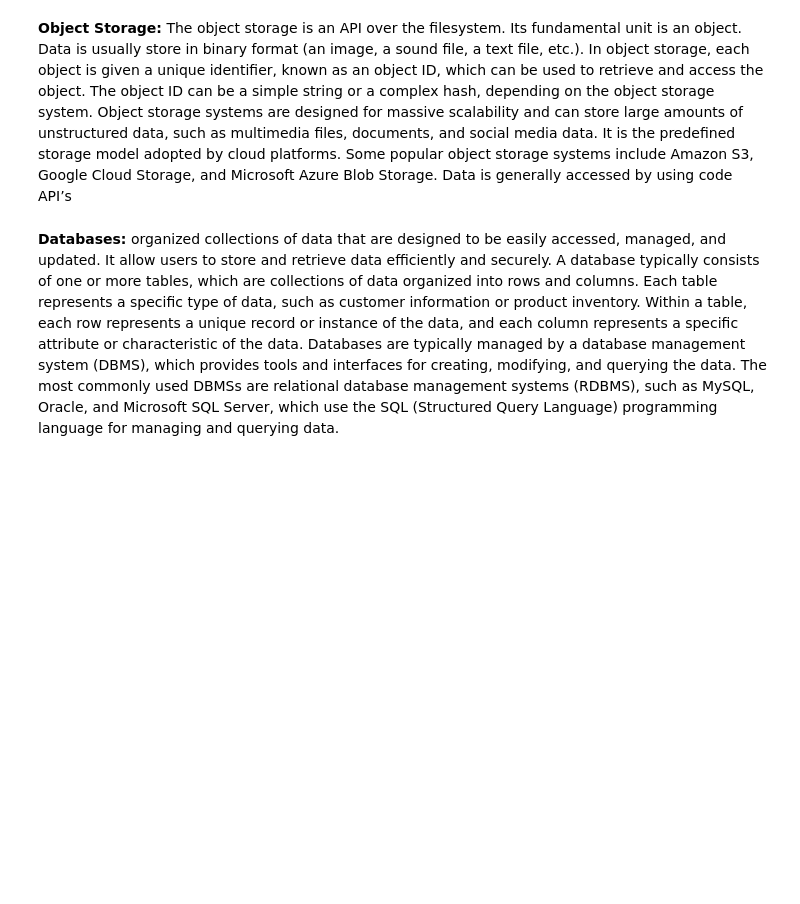
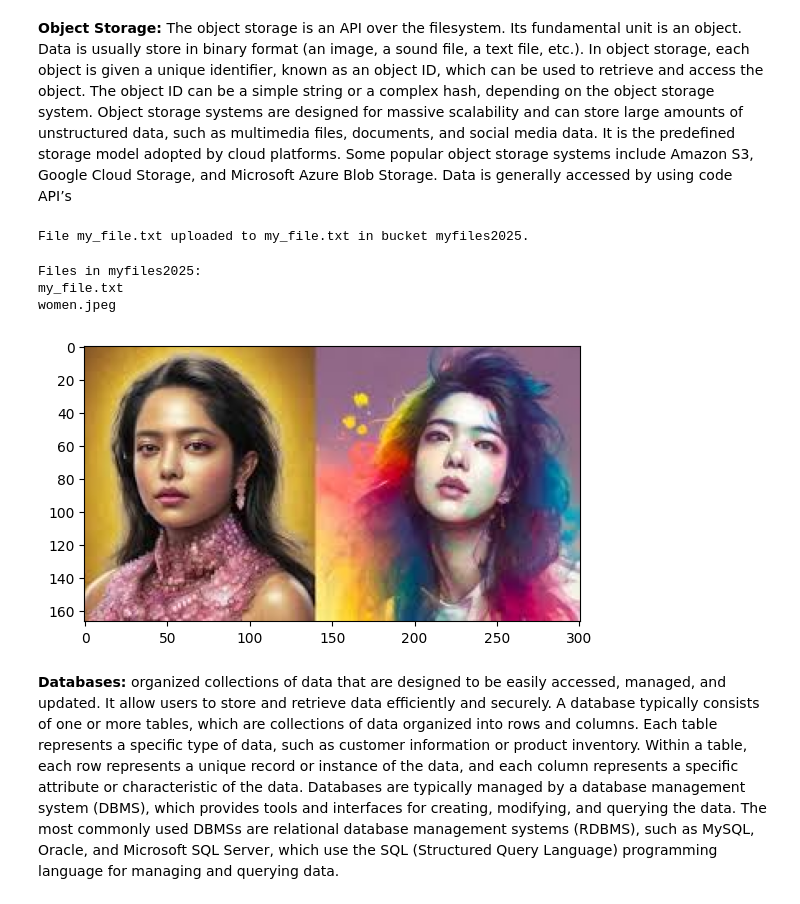
Before and after one commit to haruiz/fullstack-ai-course, a Jupyter notebook: data-managment/data_managment.ipynb, the cells around one changed output. Saved outputs shown, nothing was run; the diff lists cells and outputs as text; code cells hidden in the pictures; blank space fills up the shorter version.

```diff
--- a/data-managment/data_managment.ipynb
+++ b/data-managment/data_managment.ipynb
@@ -669,0 +687,3 @@ BUCKET_NAME = "uao-coure-images"
+# %%
+PROJECT_NAME = "build-with-ai-project"
+BUCKET_NAME = "myfiles2025"
@@ -706,6 +729,7 @@ def list_files_in_bucket(bucket_name, credentials=None):
         print(file.name)
 # %%
 # credentials = service_account.Credentials.from_service_account_file("service-account.json")
-#
-# for file_path in Path("").glob("*.txt"):
-#     upload_file_to_bucket(BUCKET_NAME, file_path, file_path.name, credentials=credentials)
+for file_path in Path(".").glob("*.txt"):
+    upload_file_to_bucket(BUCKET_NAME, file_path, file_path.name)
+# %% [output]
+File my_file.txt uploaded to my_file.txt in bucket myfiles2025.
@@ -714,40 +736,49 @@ def list_files_in_bucket(bucket_name, credentials=None):
+# %%
+list_files_in_bucket(BUCKET_NAME)
+# %% [output]
+Files in myfiles2025:
+my_file.txt
+women.jpeg
 # %%
 from tqdm import tqdm
 from PIL import Image
 from io import BytesIO
 import matplotlib.pylab as plt
+import numpy as np
 
 
 def read_image_from_gcp(bucket_name, blob_name, credentials=None):
     """
     Reads an image file from the given GCP bucket.
     :param bucket_name:
     :param blob_name:
     :return:
     """
     # Initialize a client
     if credentials:
         storage_client = storage.Client(PROJECT_NAME, credentials=credentials)
     else:
         storage_client = storage.Client(PROJECT_NAME)
     # Get the bucket
     bucket = storage_client.get_bucket(bucket_name)
     blob = bucket.get_blob(blob_name)
 
     file_size = blob.size
     status_msg = f"Reading {blob_name} from GCP"
     with BytesIO() as f:
         with tqdm.wrapattr(
                 f, "write", total=file_size, desc=status_msg
         ) as file_obj:
             # blob.download_to_file is deprecated
             storage_client.download_blob_to_file(blob, file_obj)
         image = Image.open(f)
         return np.asarray(image)
 
-# img = read_image_from_gcp(BUCKET_NAME, "prisma-labs-lensa-ai.jpg")
-# plt.imshow(img)
-# plt.show()
+img = read_image_from_gcp(BUCKET_NAME, "women.jpeg")
+plt.imshow(img)
+plt.show()
+# %% [output]
+[figure, added]
 # %% [markdown]
 **Databases:**  organized collections of data that are designed to be easily accessed, managed, and updated. It allow users to store and retrieve data efficiently and securely.
 A database typically consists of one or more tables, which are collections of data organized into rows and columns. Each table represents a specific type of data, such as customer information or product inventory. Within a table, each row represents a unique record or instance of the data, and each column represents a specific attribute or characteristic of the data.
```
Also changed, not shown: parts of 13 cells of this notebook.
